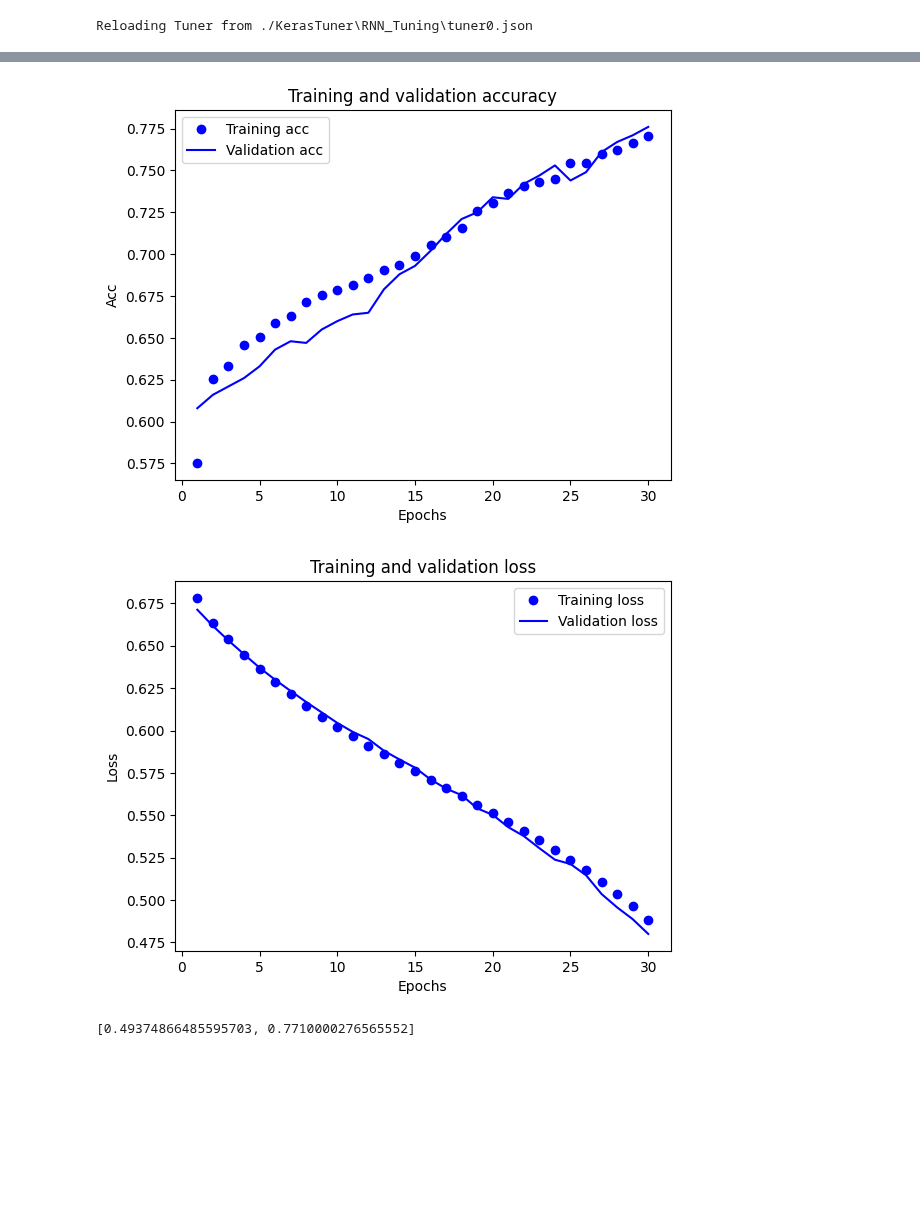
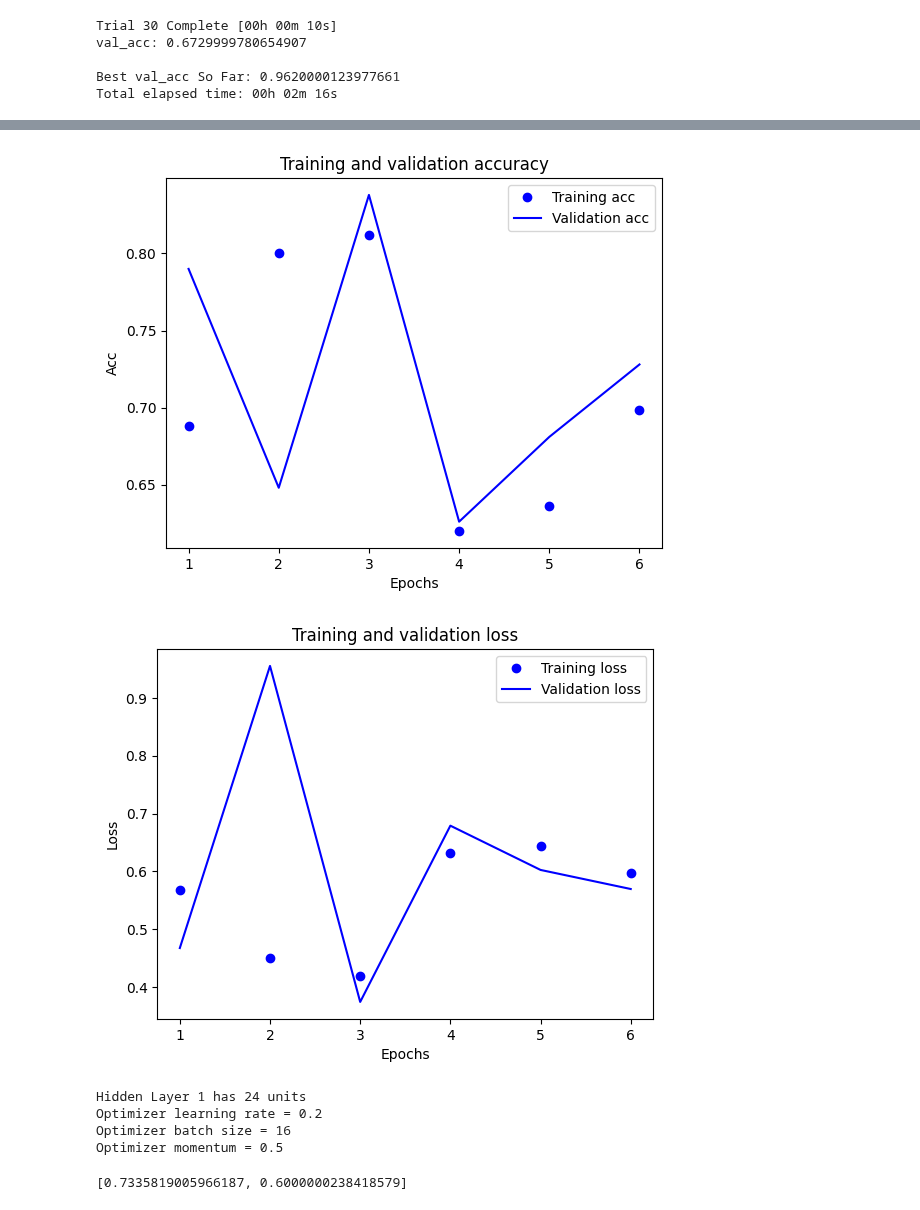
Before and after one commit to Kard9876/AProf_TP1, a Jupyter notebook: Notebooks/Tensorflow/rnn_tuner_1_layer.ipynb, the cells around one changed output, grey strips where cells are left out. Cells and saved outputs as stored; diff of their text form; code cells hidden in the pictures; blank space fills up the shorter version.

```diff
--- a/Notebooks/Tensorflow/rnn_tuner_1_layer.ipynb
+++ b/Notebooks/Tensorflow/rnn_tuner_1_layer.ipynb
@@ -47,28 +65,32 @@ dataset = Dataset('../../Dataset/DatasetsGerados/dataset_training_input.csv',
                   '../../Dataset/DatasetsGerados/dataset_training_output.csv',
                   '../../Dataset/DatasetsGerados/dataset_validation_input.csv',
                   '../../Dataset/DatasetsGerados/dataset_validation_output.csv',
-                  '../../Dataset/DatasetsGerados/dataset_test_input.csv',
-                  '../../Dataset/DatasetsGerados/dataset_test_output.csv')
+                  '../../Dataset/dataset1_inputs.csv',
+                  '../../Dataset/dataset1_outputs.csv')
 
 # Remover pontuação deu pior resultado
 X_train, y_train, X_validation, y_validation, X_test, y_test, ids = dataset.get_dataset_embedding('Text', 'Label', sep='\t', rem_punctuation=False)
 # %%
+epochs_train = 10
 # Start tuner
-
 tuner = kt.Hyperband(
     build_model,
-    objective='acc',
-    max_epochs=10,
+    objective='val_acc',
+    max_epochs=epochs_train,
     factor=3,
     directory='./KerasTuner',  # Directory to store results
     project_name='RNN_Tuning_1_Layers'
 )
 
-early_stopping = EarlyStopping(monitor='val_loss', patience=2, min_delta=0.001, restore_best_weights=True)
+early_stopping = EarlyStopping(monitor='val_acc', patience=3, min_delta=0.001, restore_best_weights=True)
 
-tuner.search(X_train, y_train, epochs=10, validation_data=(X_validation, y_validation), callbacks=[early_stopping])
+tuner.search(X_train, y_train, epochs=epochs_train, validation_data=(X_validation, y_validation), callbacks=[early_stopping])
 # %% [output]
-Reloading Tuner from ./KerasTuner\RNN_Tuning\tuner0.json
+Trial 30 Complete [00h 00m 10s]
+val_acc: 0.6729999780654907
+
+Best val_acc So Far: 0.9620000123977661
+Total elapsed time: 00h 02m 16s
 # %%
 best_hps = tuner.get_best_hyperparameters(num_trials=1)[0]
 
@@ -77,25 +99,27 @@ n_features = X_train.shape[1]
 hidden1_units = best_hps['hidden1_units']
 learning_rate = best_hps['learning_rate']
 momentum = best_hps['momentum']
+#beta_1 = best_hps['beta_1']
+#beta_2 = best_hps['beta_2']
+batch_size = best_hps['batch_size']
 
-print(f"Hidden Layer 1 has {hidden1_units} units")
-print(f"Optimizer learning rate = {learning_rate}")
-print(f"Optimizer momentum = {momentum}")
 
 model = models.Sequential()
 model.add(Input(shape=(X_train.shape[1], X_train.shape[2])))
 model.add(SimpleRNN(hidden1_units, activation='sigmoid'))
+
 model.add(Dense(1, activation='sigmoid'))
 
 #compilar modelo
 optimizer = SGD(learning_rate=learning_rate, momentum=momentum)
 
+#optimizer = Adam(learning_rate=learning_rate, beta_1=beta_1, beta_2=beta_2)
+
 model.compile(optimizer=optimizer, loss='binary_crossentropy', metrics=['acc'])
 
-history = model.fit(X_train, y_train, epochs=30, batch_size=16, validation_data=(X_validation, y_validation), callbacks=[early_stopping])
+history = model.fit(X_train, y_train, epochs=epochs_train, batch_size=batch_size, validation_data=(X_validation, y_validation), callbacks=[early_stopping])
 
 # Plot accuracy curves
-
 history_dict = history.history
 acc_values = history_dict['acc']
 val_acc_values = history_dict['val_acc']
@@ -122,6 +146,14 @@ plt.ylabel('Loss')
 plt.legend()
 plt.show()
 
+
+print(f"Hidden Layer 1 has {hidden1_units} units")
+print(f"Optimizer learning rate = {learning_rate}")
+#print(f"Optimizer beta_1 = {beta_1}")
+#print(f"Optimizer beta_2 = {beta_2}")
+print(f"Optimizer batch size = {batch_size}")
+print(f"Optimizer momentum = {momentum}")
+
 # Evaluate Model
 results = model.evaluate(X_test, y_test, verbose = 0)
 results
@@ -146,6 +173,10 @@ Epoch 30/30
-[figure, old version]
+[figure, new version]
-[figure, old version]
+[figure, new version]
-[0.49374866485595703, 0.7710000276565552]
+Hidden Layer 1 has 24 units
+Optimizer learning rate = 0.2
+Optimizer batch size = 16
+Optimizer momentum = 0.5
+[0.7335819005966187, 0.6000000238418579]
 # %%
 # Predict test dataset
 
```
Also changed, not shown: parts of 4 cells of this notebook, 1 other file.
